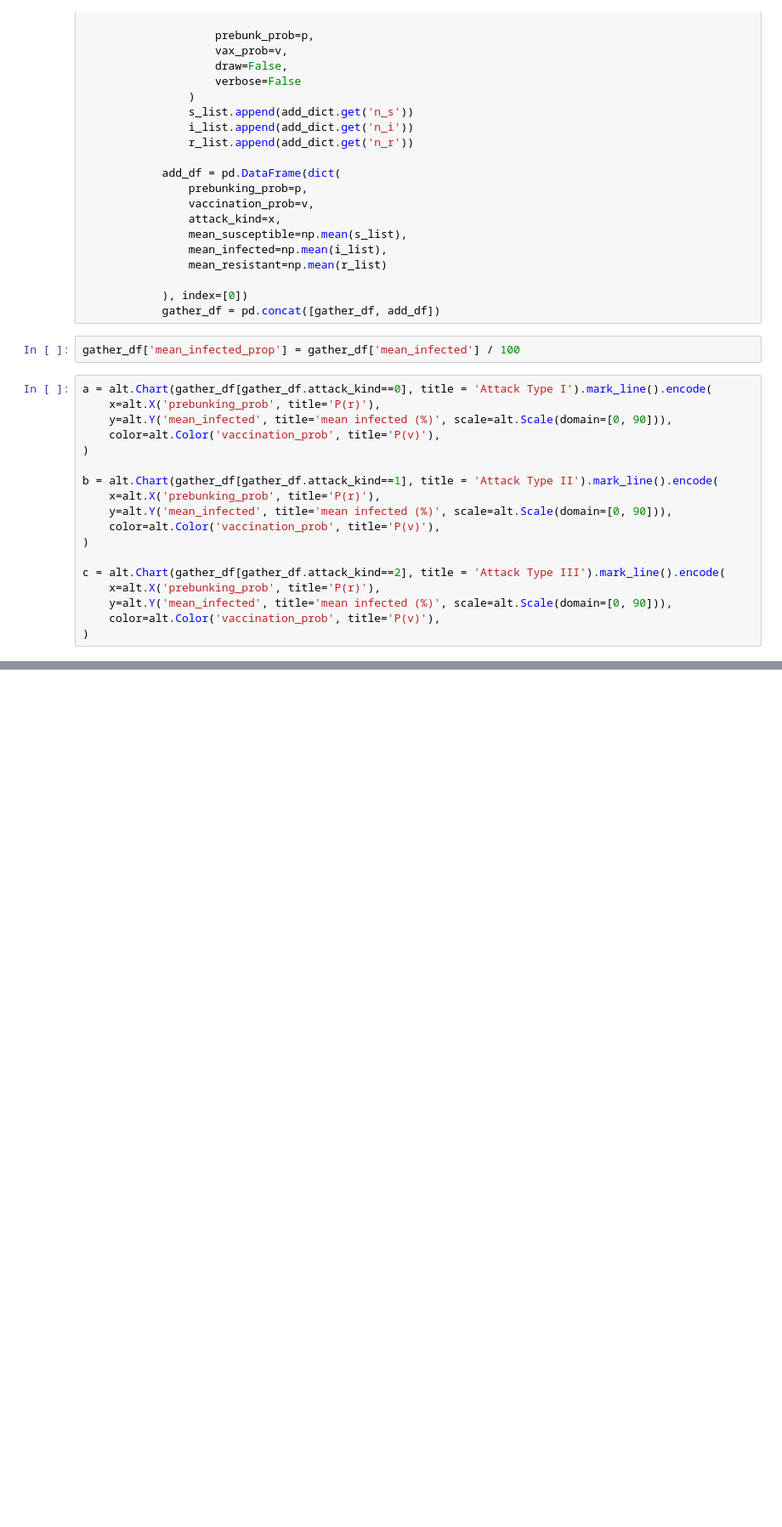
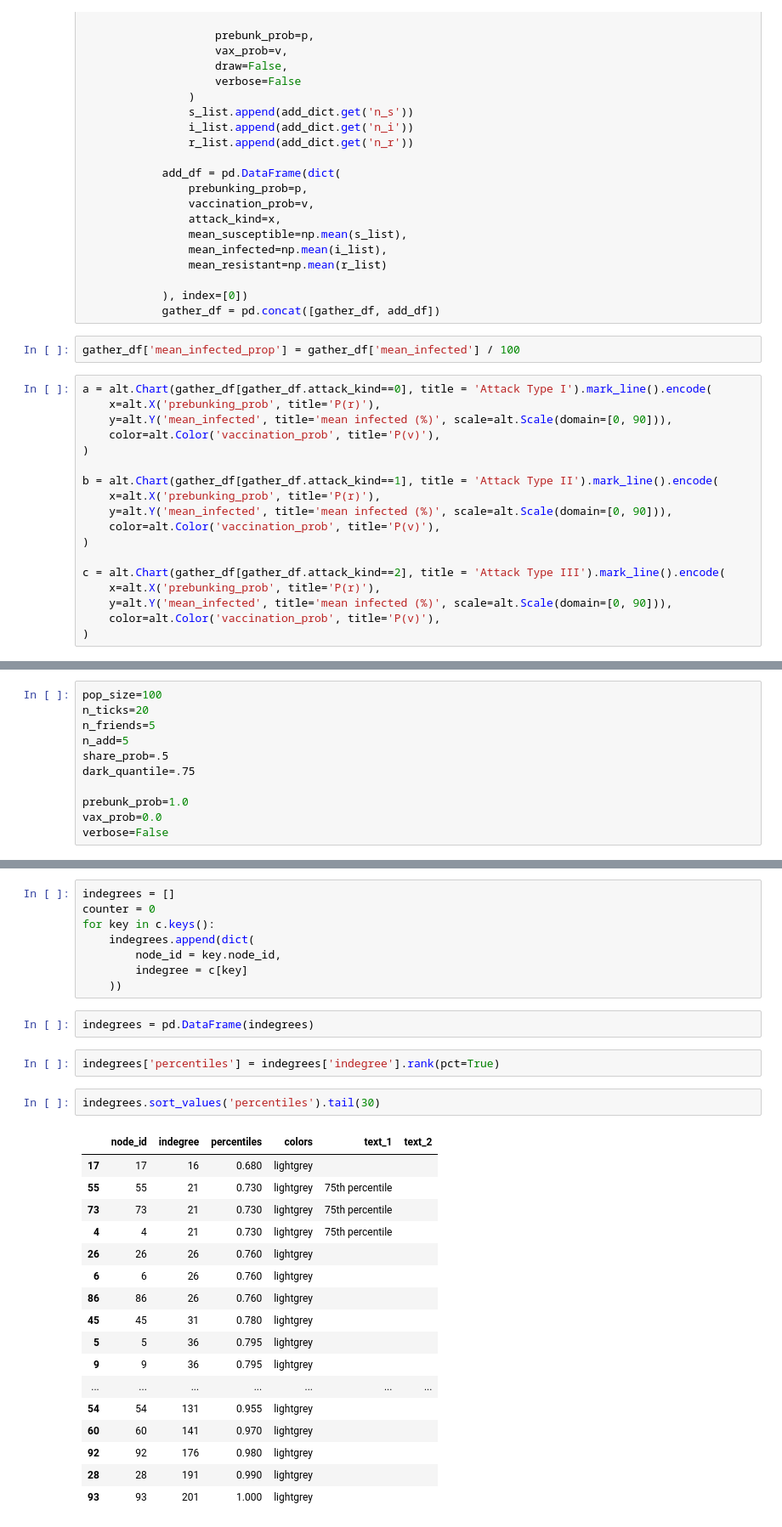
Before and after one commit to mshunger/prebunking_HICSS, a Jupyter notebook: notebooks/full_models.ipynb, the cells around one changed output, grey strips where cells are left out. Shown at 85% size. Cells and saved outputs as stored; diff of their text form; blank space fills up the shorter version.

```diff
--- a/notebooks/full_models.ipynb
+++ b/notebooks/full_models.ipynb
@@ -836,0 +878,11 @@ c = alt.Chart(gather_df[gather_df.attack_kind==2], title = 'Attack Type III').ma
+# %%
+pop_size=100
+n_ticks=20
+n_friends=5
+n_add=5
+share_prob=.5
+dark_quantile=.75
+
+prebunk_prob=1.0
+vax_prob=0.0
+verbose=False
@@ -836,0 +932,32 @@ c = alt.Chart(gather_df[gather_df.attack_kind==2], title = 'Attack Type III').ma
+# %%
+indegrees = []
+counter = 0
+for key in c.keys():
+    indegrees.append(dict(
+        node_id = key.node_id,
+        indegree = c[key]
+    ))
+# %%
+indegrees = pd.DataFrame(indegrees)
+# %%
+indegrees['percentiles'] = indegrees['indegree'].rank(pct=True)
+# %%
+indegrees.sort_values('percentiles').tail(30)
+# %% [output]
+|  | node_id | indegree | percentiles | colors | text_1 | text_2 |
+| 17 | 17 | 16 | 0.680 | lightgrey |  |  |
+| 55 | 55 | 21 | 0.730 | lightgrey | 75th percentile |  |
+| 73 | 73 | 21 | 0.730 | lightgrey | 75th percentile |  |
+| 4 | 4 | 21 | 0.730 | lightgrey | 75th percentile |  |
+| 26 | 26 | 26 | 0.760 | lightgrey |  |  |
+| 6 | 6 | 26 | 0.760 | lightgrey |  |  |
+| 86 | 86 | 26 | 0.760 | lightgrey |  |  |
+| 45 | 45 | 31 | 0.780 | lightgrey |  |  |
+| 5 | 5 | 36 | 0.795 | lightgrey |  |  |
+| 9 | 9 | 36 | 0.795 | lightgrey |  |  |
+| ... | ... | ... | ... | ... | ... | ... |
+| 54 | 54 | 131 | 0.955 | lightgrey |  |  |
+| 60 | 60 | 141 | 0.970 | lightgrey |  |  |
+| 92 | 92 | 176 | 0.980 | lightgrey |  |  |
+| 28 | 28 | 191 | 0.990 | lightgrey |  |  |
+| 93 | 93 | 201 | 1.000 | lightgrey |  |  |
```
Also changed, not shown: parts of 12 cells of this notebook, 1 other file.
